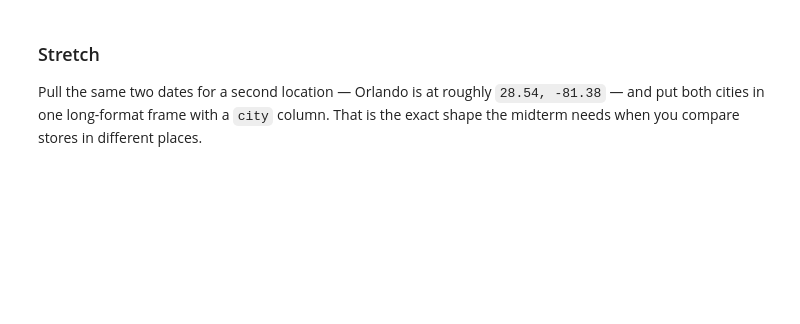
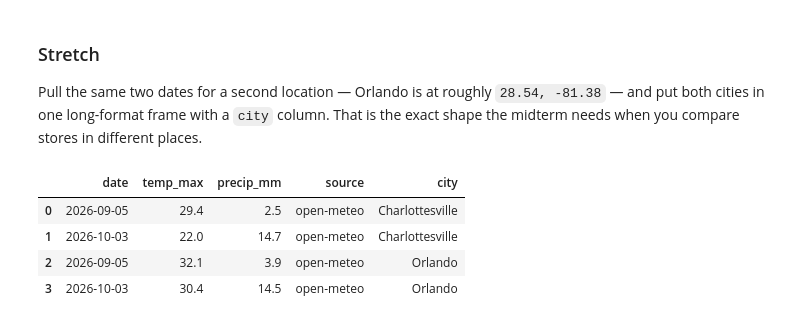
Before and after one commit to AdelineKwakye/ds2002-fa26, a Jupyter notebook: notebooks/04-json-apis/2026-10-09 — Public API to Clean Table — Lab.ipynb, the cells around one changed output. Saved outputs shown, nothing was run; the diff lists cells and outputs as text; code cells hidden in the pictures; blank space fills up the shorter version.

```diff
--- a/notebooks/04-json-apis/2026-10-09 — Public API to Clean Table — Lab.ipynb
+++ b/notebooks/04-json-apis/2026-10-09 — Public API to Clean Table — Lab.ipynb
@@ -65,4 +98,14 @@ FALLBACK = pd.DataFrame({
 })
 
 # TODO: if you used the fallback, set used_fallback = True and build `wx` from FALLBACK
+if used_fallback:
+  wx = FALLBACK.copy()
+else:
+  wx = weather.copy()
 # TODO: add a 'source' column to `wx` -- 'open-meteo' or 'fallback sample'
+if used_fallback:
+    wx['source'] = 'fallback sample'
+else:
+    wx['source'] = 'open-meteo'
+
+wx
@@ -74,0 +120,9 @@ FALLBACK = pd.DataFrame({
+# %%
+# TODO
+wx = wx.rename(columns={
+    'time': 'date',
+    'temperature_2m_max' : 'temp_max',
+    'precipitation_sum' : 'precip_mm'
+})
+wx['date'] = pd.to_datetime(wx['date'])
+wx
@@ -111,0 +188,32 @@ Pull the same two dates for a second location — Orlando is at roughly `28.54,
+# %%
+# stretch
+charlottesville = wx.copy()
+charlottesville['city'] = 'Charlottesville'
+
+orlando = get_weather('2026-09-05', '2026-10-03', 28.54,-81.38)
+orlando = orlando[orlando['time'].isin(['2026-09-05', '2026-10-03'])].copy()
+
+# rename
+orlando = orlando.rename(columns={
+    'time': 'date',
+    'temperature_2m_max': 'temp_max',
+    'precipitation_sum': 'precip_mm'
+})
+
+orlando['date'] = pd.to_datetime(orlando['date'])
+orlando['source'] = 'open-meteo'
+orlando['city'] = 'Orlando'
+
+# combine cities
+weather_both = pd.concat(
+    [charlottesville, orlando],
+    ignore_index=True
+)
+
+weather_both
+# %% [output]
+|  | date | temp_max | precip_mm | source | city |
+| 0 | 2026-09-05 | 29.4 | 2.5 | open-meteo | Charlottesville |
+| 1 | 2026-10-03 | 22.0 | 14.7 | open-meteo | Charlottesville |
+| 2 | 2026-09-05 | 32.1 | 3.9 | open-meteo | Orlando |
+| 3 | 2026-10-03 | 30.4 | 14.5 | open-meteo | Orlando |
```
Also changed, not shown: parts of 13 cells of this notebook.
